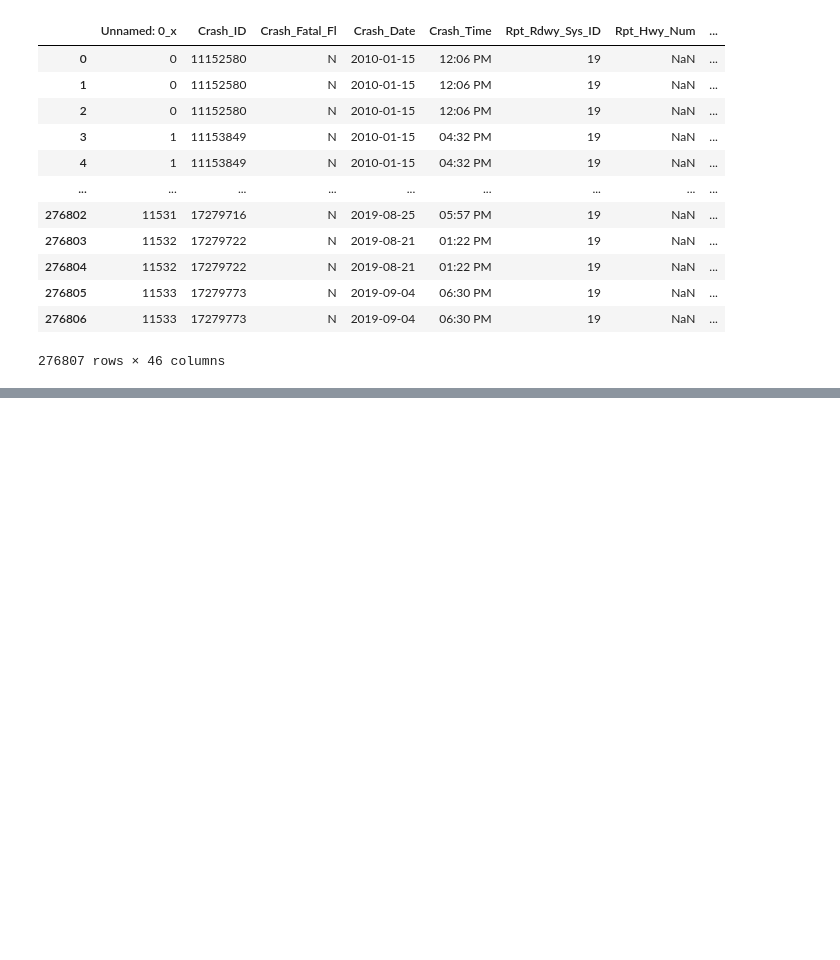
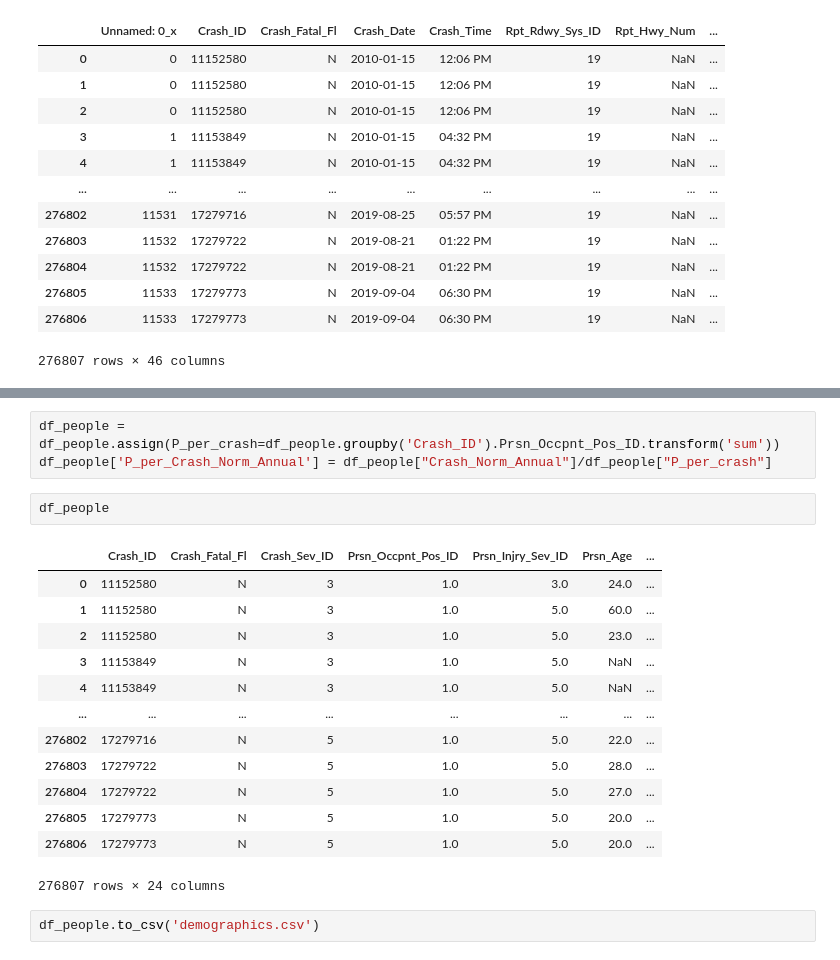
Before and after one commit to rmmeade/Data-Mgmt-Project, a Jupyter notebook: Cleaned Data and Source Code/Demographics.ipynb, the cells around one changed output, grey strips where cells are left out. Saved outputs shown, nothing was run; the diff lists cells and outputs as text; blank space fills up the shorter version.

Commit message:
updates on demographics

```diff
--- a/Cleaned Data and Source Code/Demographics.ipynb
+++ b/Cleaned Data and Source Code/Demographics.ipynb
@@ -148,0 +226,21 @@ merged.to_csv('demographic.csv')
+# %%
+df_people = df_people.assign(P_per_crash=df_people.groupby('Crash_ID').Prsn_Occpnt_Pos_ID.transform('sum'))
+df_people['P_per_Crash_Norm_Annual'] = df_people["Crash_Norm_Annual"]/df_people["P_per_crash"]
+# %%
+df_people
+# %% [output]
+|  | Crash_ID | Crash_Fatal_Fl | Crash_Sev_ID | Prsn_Occpnt_Pos_ID | Prsn_Injry_Sev_ID | Prsn_Age | ... |
+| 0 | 11152580 | N | 3 | 1.0 | 3.0 | 24.0 | ... |
+| 1 | 11152580 | N | 3 | 1.0 | 5.0 | 60.0 | ... |
+| 2 | 11152580 | N | 3 | 1.0 | 5.0 | 23.0 | ... |
+| 3 | 11153849 | N | 3 | 1.0 | 5.0 | NaN | ... |
+| 4 | 11153849 | N | 3 | 1.0 | 5.0 | NaN | ... |
+| ... | ... | ... | ... | ... | ... | ... | ... |
+| 276802 | 17279716 | N | 5 | 1.0 | 5.0 | 22.0 | ... |
+| 276803 | 17279722 | N | 5 | 1.0 | 5.0 | 28.0 | ... |
+| 276804 | 17279722 | N | 5 | 1.0 | 5.0 | 27.0 | ... |
+| 276805 | 17279773 | N | 5 | 1.0 | 5.0 | 20.0 | ... |
+| 276806 | 17279773 | N | 5 | 1.0 | 5.0 | 20.0 | ... |
+276807 rows × 24 columns
+# %%
+df_people.to_csv('demographics.csv')
```
Also changed, not shown: parts of 7 cells of this notebook, 1 other file.
